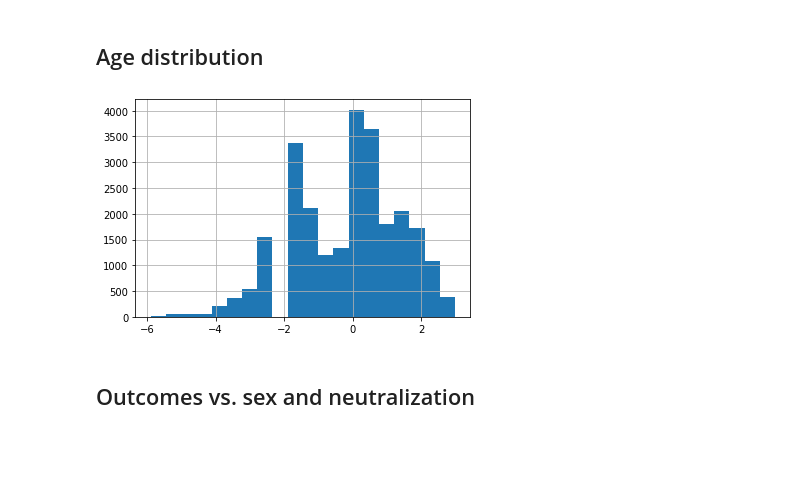
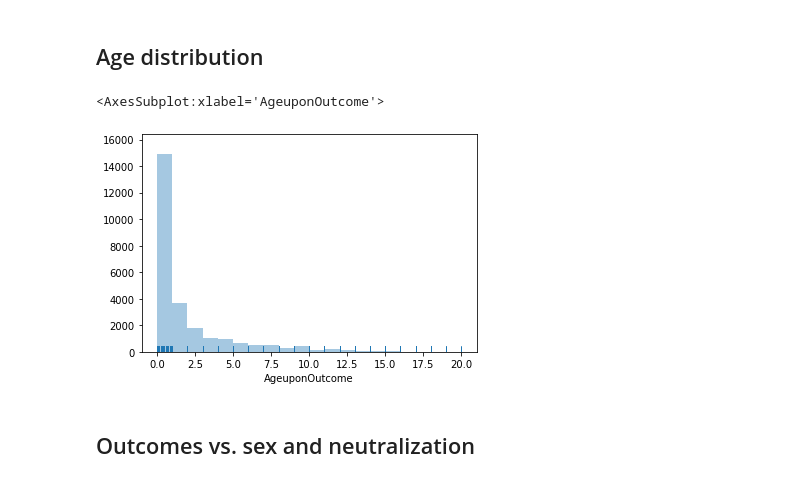
Before and after one commit to DavidSiegl/Animal-Shelter-Analysis, a Jupyter notebook: exploratory data analysis.ipynb, the cells around one changed output. Saved outputs shown, nothing was run; the diff lists cells and outputs as text; code cells hidden in the pictures; blank space fills up the shorter version.

```diff
--- a/exploratory data analysis.ipynb
+++ b/exploratory data analysis.ipynb
@@ -129,12 +141,13 @@ Here we have a kind of nice insight that the rates of adoption and return to own
 # %% [markdown]
 ## Age distribution
 # %%
-# sns.distplot(data.AgeuponOutcome, bins = 20, kde=False)
+sns.distplot(data.AgeuponOutcome, bins=20, kde=False, rug=True)
 # TODO @Lukas what to the negative values mean?
-data[data.AgeuponOutcome != 0].AgeuponOutcome.apply(np.log).hist(bins=20)
-plt.show()
+# data[data.AgeuponOutcome != 0].AgeuponOutcome.apply(np.log).hist(bins=20)
+# plt.show()
 # %% [output]
+<AxesSubplot:xlabel='AgeuponOutcome'>
-[figure, old version]
+[figure, new version]
 # %% [markdown]
 ## Outcomes vs. sex and neutralization
 # %%
```
Also changed, not shown: parts of 41 cells of this notebook.
